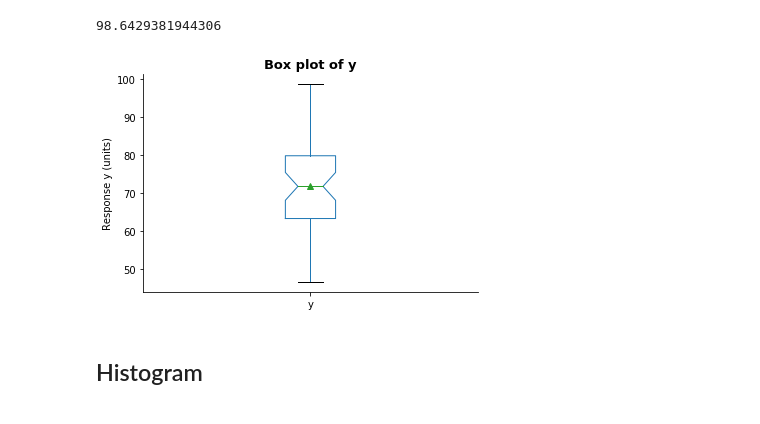
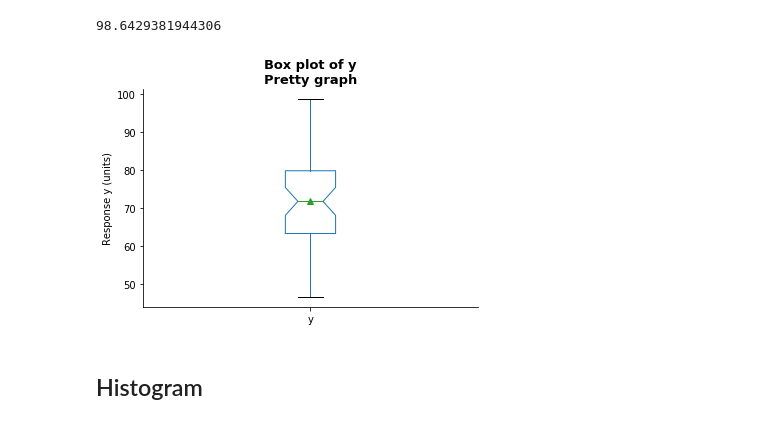
Before and after one commit to gillespilon/basic_graphics, a Jupyter notebook: basic_graphics_single_column.ipynb, the cells around one changed output. Cells and saved outputs as stored; diff of their text form; code cells hidden in the pictures.

Commit message:
mod define graph labels and added code to pretty graphs for these labels

```diff
--- a/basic_graphics_single_column.ipynb
+++ b/basic_graphics_single_column.ipynb
@@ -170,13 +172,16 @@ df['y'].max()
 98.6429381944306
 # %%
 # Make a pretty graph.
+title = 'Box plot of y'
+subtitle = 'Pretty graph'
+yaxislabel = 'Response y (units)'
 ax = df['y'].plot.box(notch=True, showmeans=True)
-ax.set_title('Box plot of y', fontweight='bold', fontsize=13)
-ax.set_ylabel('Response y (units)')
+ax.set_title(title + '\n' + subtitle, fontweight='bold', fontsize=13)
+ax.set_ylabel(yaxislabel)
 for spine in 'right', 'top':
     ax.spines[spine].set_color('none')
 # %% [output]
-[figure, old version]
+[figure, new version]
 # %% [markdown]
 ## Histogram
 # %%
```
Also changed, not shown: parts of 4 cells of this notebook.
